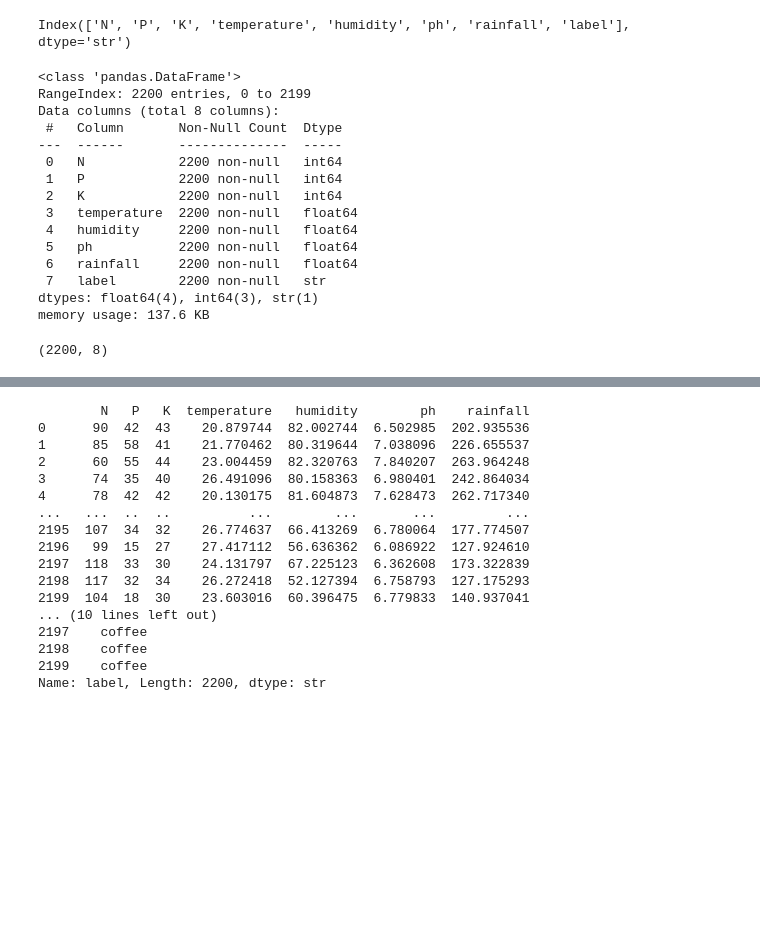
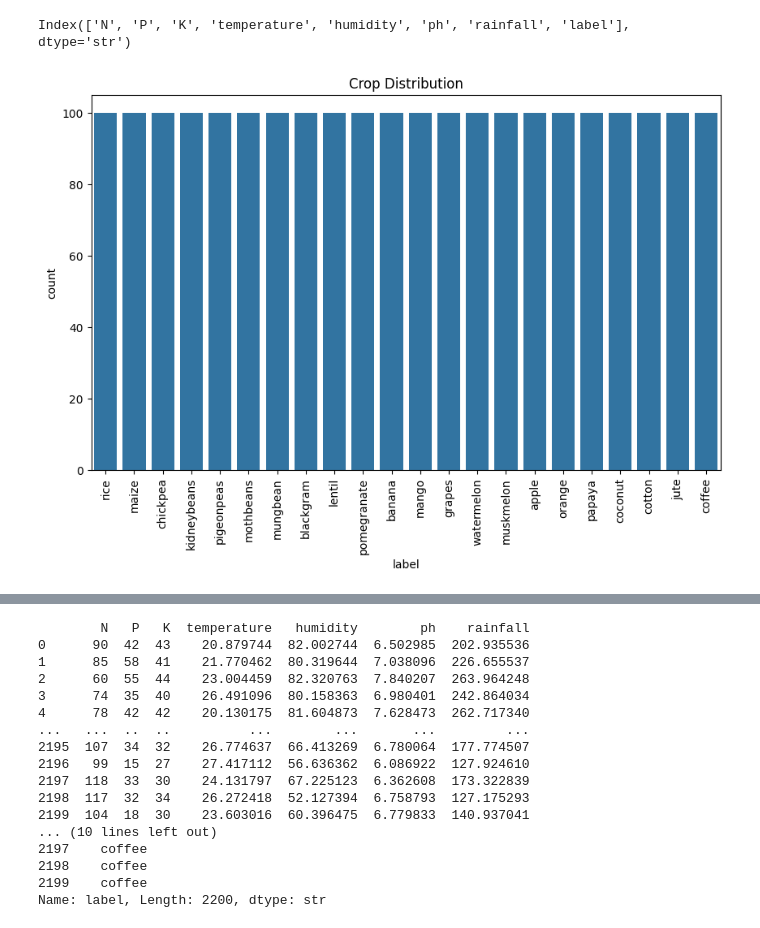
Before and after one commit to mdmohid/Smart_Agri_System, a Jupyter notebook: notebooks/crop_recommendation_experiment.ipynb, the cells around one changed output, grey strips where cells are left out. Drawn from its saved outputs; the diff is of its cells as text; code cells hidden in the pictures; blank space fills up the shorter version.

```diff
--- a/notebooks/crop_recommendation_experiment.ipynb
+++ b/notebooks/crop_recommendation_experiment.ipynb
@@ -1,24 +1,21 @@
 # %%
-#Loading the datasets
-# import pandas as pd
-
-# data = pd.read_csv("../datasets/crop_recommendation.csv")
-
-# data.head()
-
+#Load the datasets and import libraries
 import pandas as pd
 import numpy as np
 import matplotlib.pyplot as plt
+import seaborn as sns
 
 from sklearn.model_selection import train_test_split
+from sklearn.metrics import accuracy_score
+from sklearn.metrics import precision_score, recall_score, f1_score
+
 from sklearn.ensemble import RandomForestClassifier
-from sklearn.metrics import accuracy_score
-
+from sklearn.tree import DecisionTreeClassifier
+from sklearn.neighbors import KNeighborsClassifier
+from sklearn.svm import SVC
 import joblib
 
-
-data = pd.read_csv("../datasets/crop_recommendation.csv")
-
+data = pd.read_csv("../datasets/Crop_recommendation.csv")
 data.head()
 # %% [output]
 |  | N | P | K | temperature | humidity | ph | rainfall | label |
@@ -32,27 +88,13 @@ data.head()
 data.columns
 # %% [output]
 Index(['N', 'P', 'K', 'temperature', 'humidity', 'ph', 'rainfall', 'label'], dtype='str')
-# %%
-#checking the information of dataset
-data.info()
-# %% [output]
-<class 'pandas.DataFrame'>
-RangeIndex: 2200 entries, 0 to 2199
-Data columns (total 8 columns):
- #   Column       Non-Null Count  Dtype
----  ------       --------------  -----
- 0   N            2200 non-null   int64
- 1   P            2200 non-null   int64
- 2   K            2200 non-null   int64
- 3   temperature  2200 non-null   float64
- 4   humidity     2200 non-null   float64
- 5   ph           2200 non-null   float64
- 6   rainfall     2200 non-null   float64
- 7   label        2200 non-null   str
-dtypes: float64(4), int64(3), str(1)
-memory usage: 137.6 KB
-# %%
-#dataset structure
-data.shape
-# %% [output]
-(2200, 8)
+# %%
+#EDA - Exploratory Data Analysis
+#crop distribution
+plt.figure(figsize=(10,6))
+sns.countplot(data=data, x='label')
+plt.xticks(rotation=90)
+plt.title("Crop Distribution")
+plt.show()
+# %% [output]
+[figure, added]
```
Also changed, not shown: parts of 17 cells of this notebook.
